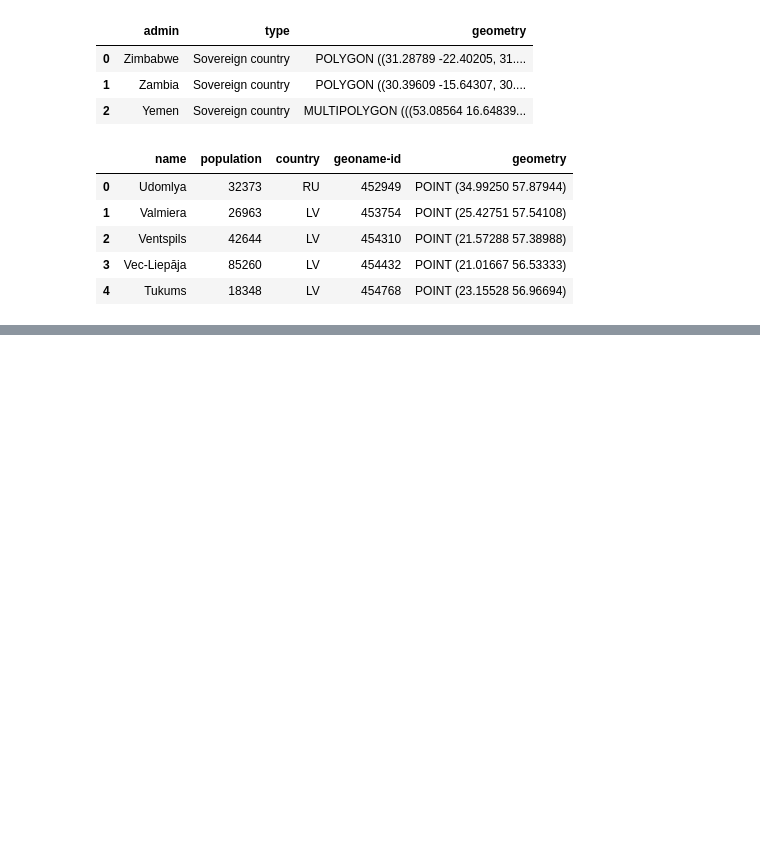
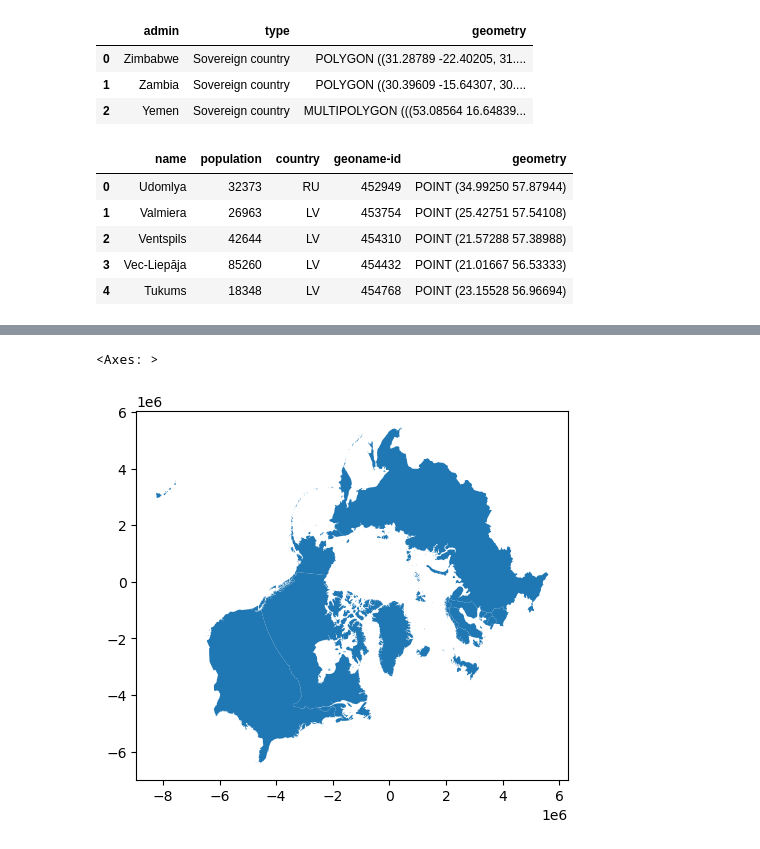
Before and after one commit to austinmartinez12/eds220-2025-in-class, a Jupyter notebook: week6/week6-reprojecting.ipynb, the cells around one changed output, grey strips where cells are left out. Saved outputs shown, nothing was run; the diff lists cells and outputs as text; code cells hidden in the pictures; blank space fills up the shorter version.

```diff
--- a/week6/week6-reprojecting.ipynb
+++ b/week6/week6-reprojecting.ipynb
@@ -41,0 +302,8 @@ country_names.head()
+# %%
+# Reproject to CRS optimized for Arctic region
+artic_countries = artic_countries.to_crs('epsg:3413')
+# %%
+artic_countries.plot()
+# %% [output]
+<Axes: >
+[figure, added]
```
Also changed, not shown: parts of 31 cells of this notebook, 1 other file.
